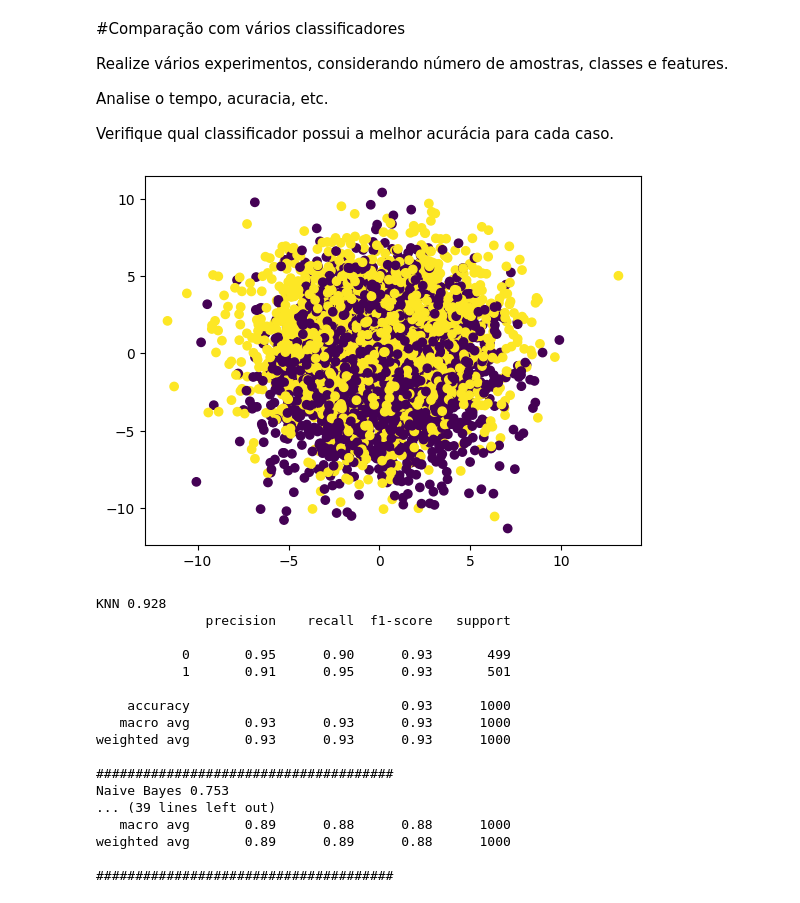
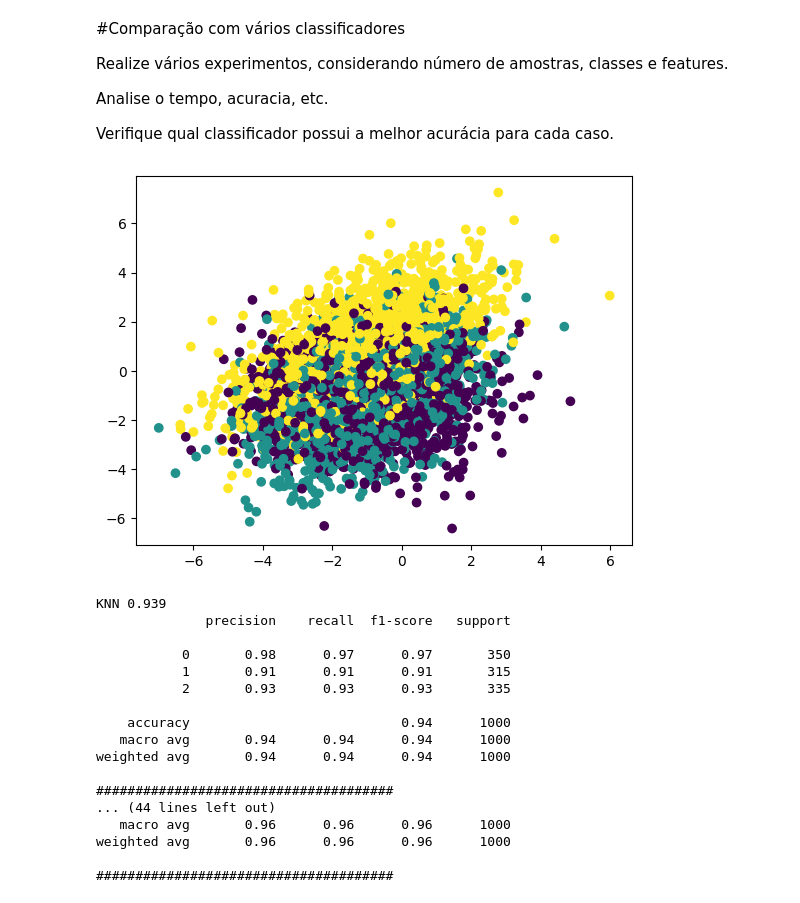
Before and after one commit to andrehochuli/teaching, a Jupyter notebook: AprendizadoMaquina/Tópico 02 - Aprendizado Supervisionado/RNA/Topico_02_Aprendizado_Supervisionado_RNA_MLP.ipynb, the cells around one changed output. Drawn from its saved outputs; the diff is of its cells as text; code cells hidden in the pictures.

```diff
--- a/AprendizadoMaquina/Tópico 02 - Aprendizado Supervisionado/RNA/Topico_02_Aprendizado_Supervisionado_RNA_MLP.ipynb
+++ b/AprendizadoMaquina/Tópico 02 - Aprendizado Supervisionado/RNA/Topico_02_Aprendizado_Supervisionado_RNA_MLP.ipynb
@@ -277,17 +277,17 @@ Verifique qual classificador possui a melhor acurácia para cada caso.
 # %%
 from sklearn.svm import SVC
 from sklearn.neighbors import KNeighborsClassifier as KNN
 from sklearn.naive_bayes import GaussianNB
 from sklearn.tree import DecisionTreeClassifier
 from sklearn.neural_network import MLPClassifier
 
 
-X, y = make_classification(n_samples=5000, n_features=30, n_classes=2, n_clusters_per_class=4,n_informative=25, n_redundant=0, class_sep=1.0, random_state=42)
+X, y = make_classification(n_samples=5000, n_features=10, n_classes=3, n_clusters_per_class=1,n_informative=8, n_redundant=0, class_sep=1.0, random_state=42)
 
-plt.scatter(X[:, 10], X[:, 20], c=y)
+plt.scatter(X[:, 0], X[:, 1], c=y)
 plt.show()
 # %% [output]
-[figure, old version]
+[figure, new version]
 # %%
 X_train, X_test, y_train, y_test = train_test_split(X, y, test_size=0.2, random_state=42)
 
@@ -295,7 +295,7 @@ knn = KNN()
 nb = GaussianNB()
 dt = DecisionTreeClassifier(random_state=42)
 svm = SVC(C=1.0,kernel='rbf')
-mlp = MLPClassifier(hidden_layer_sizes=(10), learning_rate_init=0.001, max_iter=6000, random_state=42)
+mlp = MLPClassifier(hidden_layer_sizes=(100,100,100), learning_rate_init=0.001, max_iter=6000, random_state=42)
 
 for model,model_name in zip([knn,nb,dt,svm,mlp],['KNN','Naive Bayes','Decision Tree','SVM','MLP']):
 
@@ -305,20 +305,20 @@ for model,model_name in zip([knn,nb,dt,svm,mlp],['KNN','Naive Bayes','Decision T
   print(classification_report(y_test,preds))
   print("######################################")
 # %% [output]
-KNN 0.928
+KNN 0.939
               precision    recall  f1-score   support
 
-           0       0.95      0.90      0.93       499
-           1       0.91      0.95      0.93       501
+           0       0.98      0.97      0.97       350
+           1       0.91      0.91      0.91       315
+           2       0.93      0.93      0.93       335
 
-    accuracy                           0.93      1000
-   macro avg       0.93      0.93      0.93      1000
-weighted avg       0.93      0.93      0.93      1000
+    accuracy                           0.94      1000
+   macro avg       0.94      0.94      0.94      1000
+weighted avg       0.94      0.94      0.94      1000
 
 ######################################
-Naive Bayes 0.753
-... (39 lines left out)
-   macro avg       0.89      0.88      0.88      1000
-weighted avg       0.89      0.89      0.88      1000
+... (44 lines left out)
+   macro avg       0.96      0.96      0.96      1000
+weighted avg       0.96      0.96      0.96      1000
 
 ######################################
```
Also changed, not shown: parts of 3 cells of this notebook.
